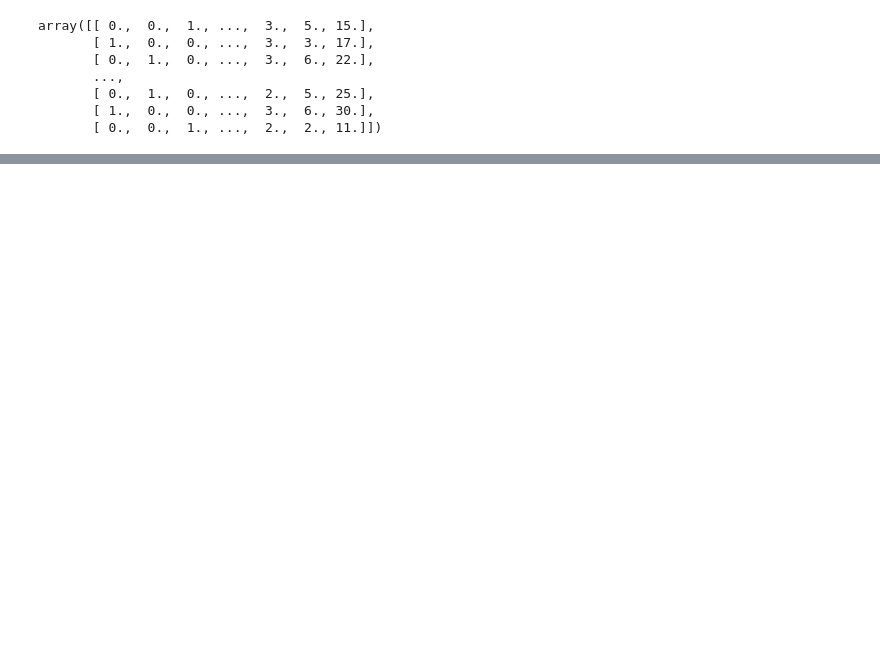
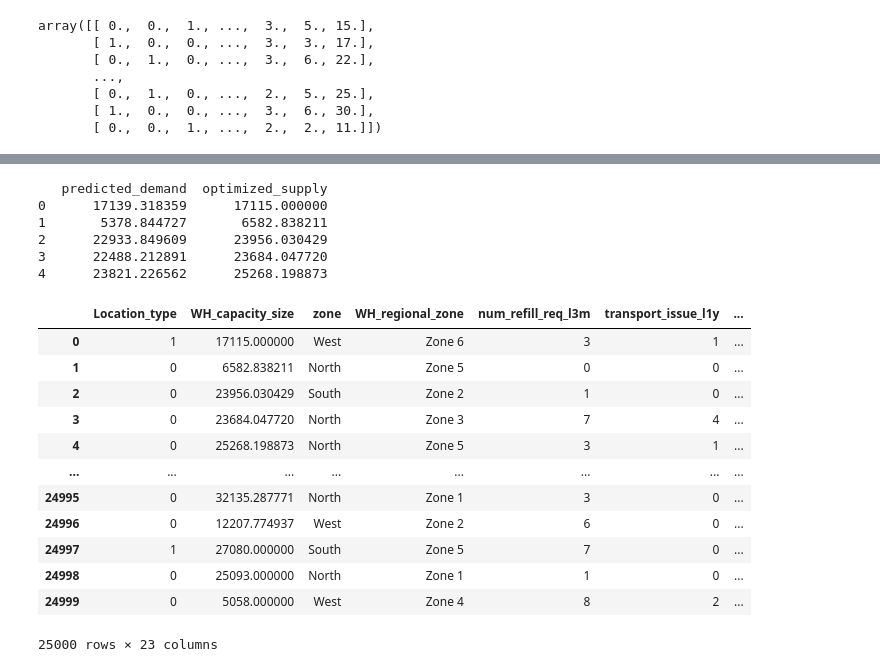
Before and after one commit to stoicsapien1/Summer-Intern-ISI, a Jupyter notebook: Supply Chain.ipynb, the cells around one changed output, grey strips where cells are left out. Drawn from its saved outputs; the diff is of its cells as text; code cells hidden in the pictures; blank space fills up the shorter version.

```diff
--- a/Supply Chain.ipynb
+++ b/Supply Chain.ipynb
@@ -711,0 +746,11 @@ cost_per_unit = df['predicted_demand'] * 0.1
+# %%
+# Extract the optimized supply allocation
+optimized_supply = result.x
+
+# Add the optimized supply to the dataframe
+df['optimized_supply'] = optimized_supply
+
+# Compare the optimized supply with the predicted demand
+comparison = df[['predicted_demand', 'optimized_supply']]
+
+comparison.head()
@@ -711,0 +764,53 @@ cost_per_unit = df['predicted_demand'] * 0.1
+# %%
+import numpy as np
+from scipy.optimize import linprog
+
+# Define the coefficients of the objective function (negative for maximization)
+c = -df['predicted_demand']
+
+# Define the constraints (example constraints, adjust as necessary)
+# Ensure that the total supply does not exceed the warehouse capacity
+A = np.zeros((len(df), len(df)))
+for i in range(len(df)):
+    A[i, i] = 1
+
+b = df['WH_capacity_size']  # Example constraint: supply <= warehouse capacity
+
+# Bounds for each decision variable (supply allocaation)
+bounds = [(0, df['WH_capacity_size'][i]) for i in range(len(df))]
+
+# Solve the linear programming problem
+result = linprog(c, A_ub=A, b_ub=b, bounds=bounds, method='highs')
+
+# Extract the optimized supply allocation
+optimized_supply = result.x
+
+# Add the optimized supply to the dataframe
+df['optimized_supply'] = optimized_supply
+
+# Compare the optimized supply with the predicted demand
+comparison = df[['predicted_demand', 'optimized_supply']]
+print(comparison.head())
+# %% [output]
+   predicted_demand  optimized_supply
+0      17139.318359      17115.000000
+1       5378.844727       6582.838211
+2      22933.849609      23956.030429
+3      22488.212891      23684.047720
+4      23821.226562      25268.198873
+# %%
+df
+# %% [output]
+|  | Location_type | WH_capacity_size | zone | WH_regional_zone | num_refill_req_l3m | transport_issue_l1y | ... |
+| 0 | 1 | 17115.000000 | West | Zone 6 | 3 | 1 | ... |
+| 1 | 0 | 6582.838211 | North | Zone 5 | 0 | 0 | ... |
+| 2 | 0 | 23956.030429 | South | Zone 2 | 1 | 0 | ... |
+| 3 | 0 | 23684.047720 | North | Zone 3 | 7 | 4 | ... |
+| 4 | 0 | 25268.198873 | North | Zone 5 | 3 | 1 | ... |
+| ... | ... | ... | ... | ... | ... | ... | ... |
+| 24995 | 0 | 32135.287771 | North | Zone 1 | 3 | 0 | ... |
+| 24996 | 0 | 12207.774937 | West | Zone 2 | 6 | 0 | ... |
+| 24997 | 1 | 27080.000000 | South | Zone 5 | 7 | 0 | ... |
+| 24998 | 0 | 25093.000000 | North | Zone 1 | 1 | 0 | ... |
+| 24999 | 0 | 5058.000000 | West | Zone 4 | 8 | 2 | ... |
+25000 rows × 23 columns
```
Also changed, not shown: parts of 27 cells of this notebook.
